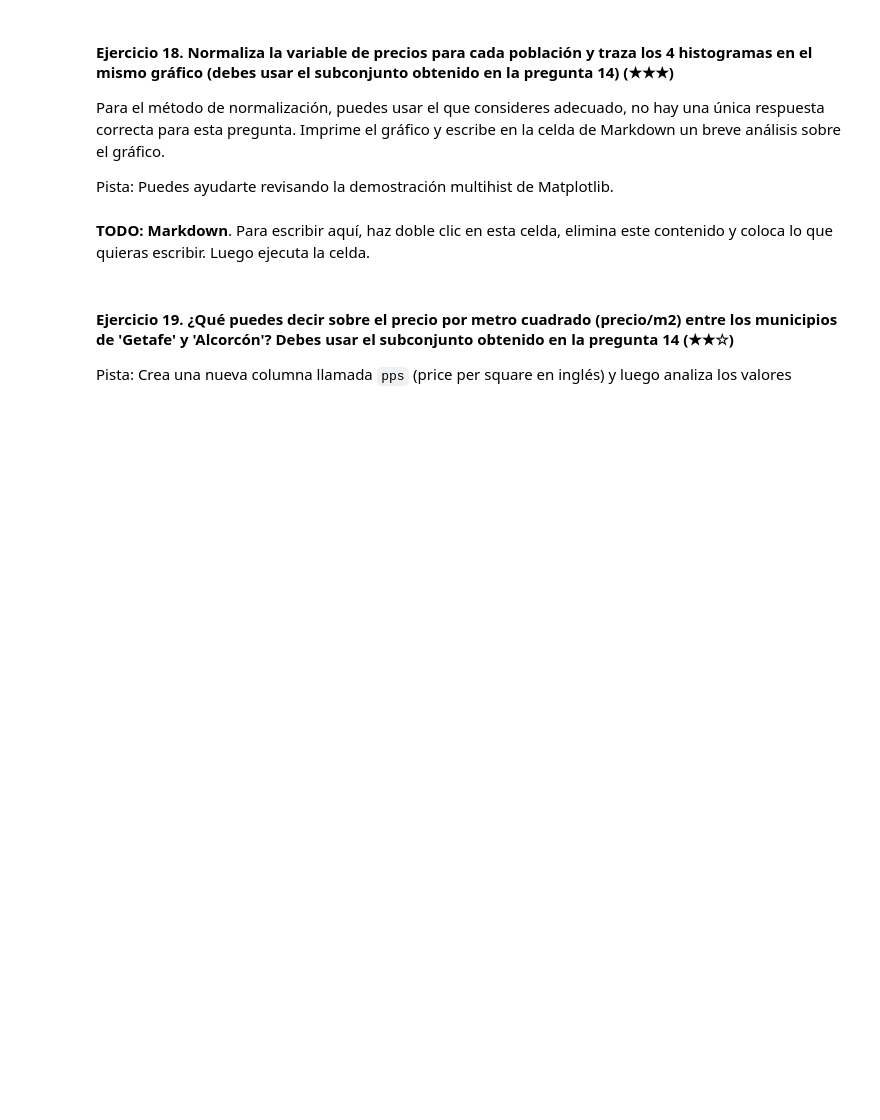
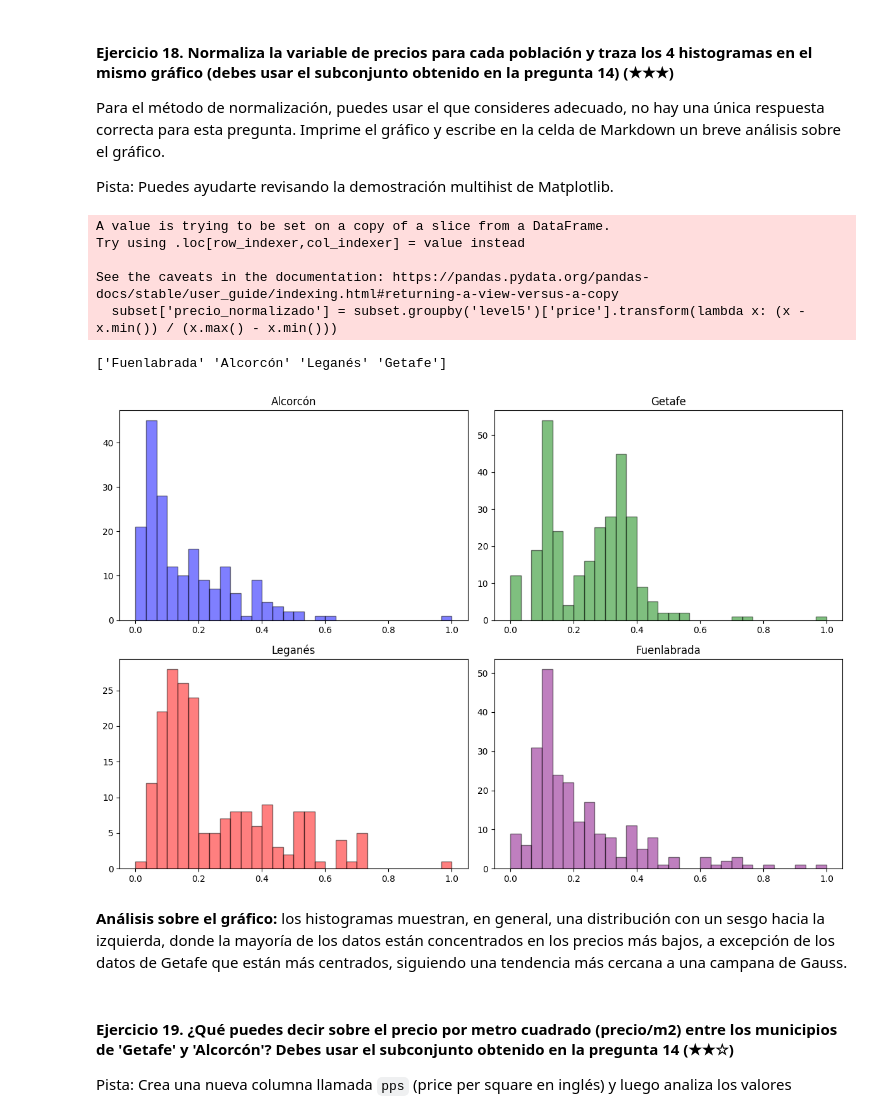
Before and after one commit to 4GeeksAcademy/realestate-datacleanup-exercise, a Jupyter notebook: project.es.ipynb, the cells around one changed output. Cells and saved outputs as stored; diff of their text form; code cells hidden in the pictures; blank space fills up the shorter version.

```diff
--- a/project.es.ipynb
+++ b/project.es.ipynb
@@ -355,9 +489,54 @@ Para el método de normalización, puedes usar el que consideres adecuado, no ha
 
 Pista: Puedes ayudarte revisando la demostración multihist de Matplotlib.
 # %%
-# TODO
+# Normalizacion con método min-max
+subset['precio_normalizado'] = subset.groupby('level5')['price'].transform(lambda x: (x - x.min()) / (x.max() - x.min()))
+
+print(subset['level5'].unique())
+
+subset_alcorcon = subset[subset['level5'].isin(['Alcorcón'])]
+precios_alcorcon = subset_alcorcon['precio_normalizado']
+#print(precios_alcorcon)
+
+subset_getafe = subset[subset['level5'].isin(['Getafe'])]
+precios_getafe = subset_getafe['precio_normalizado']
+# print(precios_getafe)
+
+
+subset_leganes = subset[subset['level5'].isin(['Leganés'])]
+precios_leganes = subset_leganes['precio_normalizado']
+
+subset_fuenlabrada = subset[subset['level5'].isin(['Fuenlabrada'])]
+precios_fuenlabrada = subset_fuenlabrada['precio_normalizado']
+
+# Crea una figura y los subplots para cada histograma
+fig, ((ax1, ax2), (ax3, ax4)) = plt.subplots(2, 2, figsize=(12, 8))
+
+ax1.hist(precios_alcorcon, bins=30, alpha=0.5, color='blue', edgecolor='black')
+ax1.set_title('Alcorcón')
+
+ax2.hist(precios_getafe, bins=30, alpha=0.5, color='green', edgecolor='black')
+ax2.set_title('Getafe')
+
+ax3.hist(precios_leganes, bins=30, alpha=0.5, color='red', edgecolor='black')
+ax3.set_title('Leganés')
+
+ax4.hist(precios_fuenlabrada, bins=30, alpha=0.5, color='purple', edgecolor='black')
+ax4.set_title('Fuenlabrada')
+
+plt.tight_layout()
+
+plt.show()
+# %% [output]
+A value is trying to be set on a copy of a slice from a DataFrame.
+Try using .loc[row_indexer,col_indexer] = value instead
+
+See the caveats in the documentation: https://pandas.pydata.org/pandas-docs/stable/user_guide/indexing.html#returning-a-view-versus-a-copy
+  subset['precio_normalizado'] = subset.groupby('level5')['price'].transform(lambda x: (x - x.min()) / (x.max() - x.min()))
+['Fuenlabrada' 'Alcorcón' 'Leganés' 'Getafe']
+[figure, added]
 # %% [markdown]
-**TODO: Markdown**. Para escribir aquí, haz doble clic en esta celda, elimina este contenido y coloca lo que quieras escribir. Luego ejecuta la celda.
+**Análisis sobre el gráfico:** los histogramas muestran, en general, una distribución con un sesgo hacia la izquierda, donde la mayoría de los datos están concentrados en los precios más bajos, a excepción de los datos de Getafe que están más centrados, siguiendo una tendencia más cercana a una campana de Gauss.
 # %% [markdown]
 #### Ejercicio 19. ¿Qué puedes decir sobre el precio por metro cuadrado (precio/m2) entre los municipios de 'Getafe' y 'Alcorcón'? Debes usar el subconjunto obtenido en la pregunta 14 (★★☆)
 
```
Also changed, not shown: parts of 22 cells of this notebook, 1 other file.
